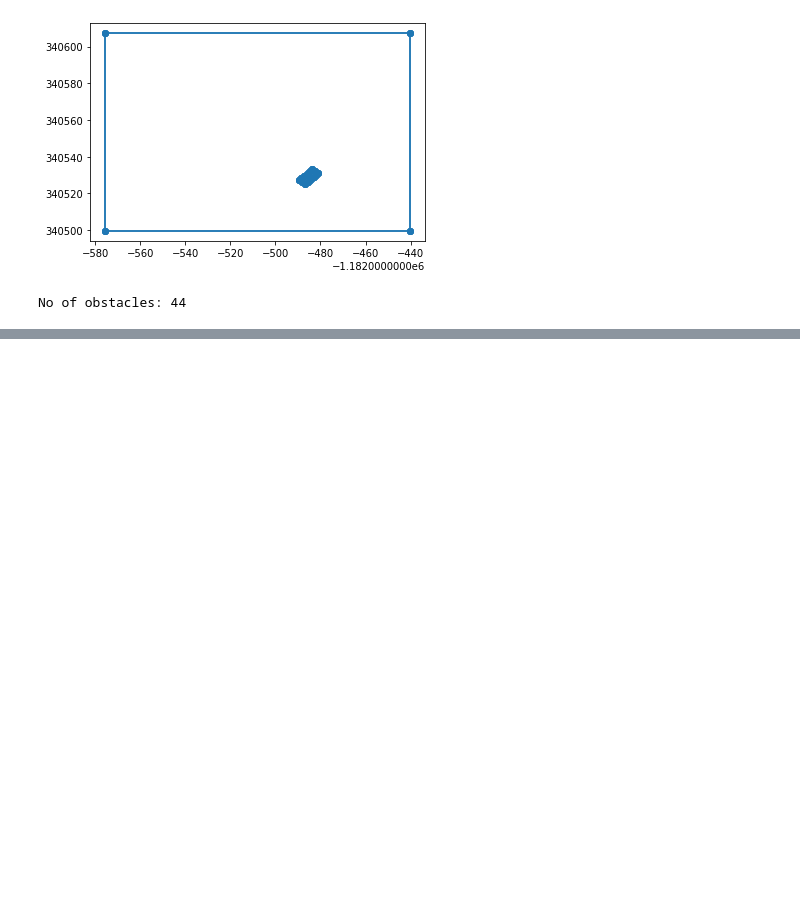
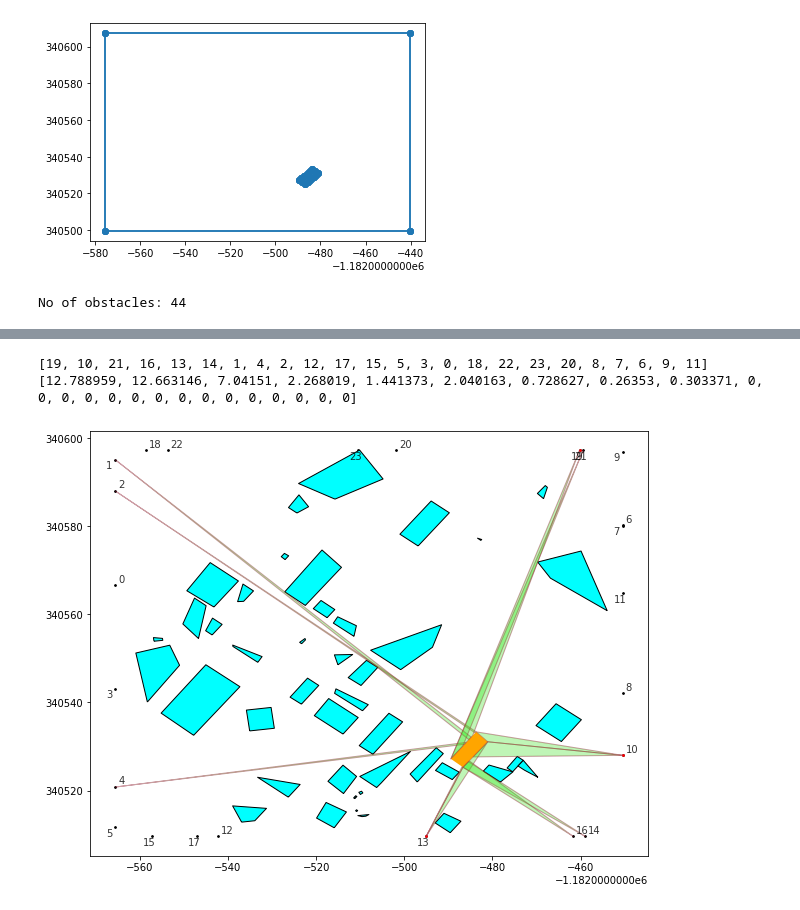
Before and after one commit to ab1nash/multi-location-visibility, a Jupyter notebook: pbf.ipynb, the cells around one changed output, grey strips where cells are left out. Drawn from its saved outputs; the diff is of its cells as text; code cells hidden in the pictures; blank space fills up the shorter version.

```diff
--- a/pbf.ipynb
+++ b/pbf.ipynb
@@ -366,7 +328,10 @@ def levelwiseMLV(S, minV, maxO, Qdict, QVR, nP):
         i += 1
         C.append(combine(Q[i],Q[i],i+1, Qdict))
 
-    return MLV, ans_vis
+    MLVRet = [x for y, x in sorted(zip(ans_vis, MLV),reverse=True)]
+    ans_visRet = [y for y, x in sorted(zip(ans_vis, MLV),reverse=True)]
+
+    return MLVRet, ans_visRet
 
 
 ansMLV, ansVis = levelwiseMLV(portionTxn, 0.3, 0.9, ansDict, pList, number_of_portions)
@@ -376,0 +343,10 @@ print(ansMLV, ansVis)
+# %%
+ax, ax_vis, ans_vrPoly, vxP, vxS = QDkAlgo(targetBuilder,outer, qpGdf, len(qpGdf.index), gdf,Boundary, treeNodes)
+print(list(ax))
+print(list(ax_vis))
+# Print to get MV results
+plotFinal(scaledTarget,gdf.sindex,gdf,qpGdf,vxP,ans_vrPoly,str2vec(ansMLV[0]))
+# %% [output]
+[19, 10, 21, 16, 13, 14, 1, 4, 2, 12, 17, 15, 5, 3, 0, 18, 22, 23, 20, 8, 7, 6, 9, 11]
+[12.788959, 12.663146, 7.04151, 2.268019, 1.441373, 2.040163, 0.728627, 0.26353, 0.303371, 0, 0, 0, 0, 0, 0, 0, 0, 0, 0, 0, 0, 0, 0, 0]
+[figure, added]
```
Also changed, not shown: parts of 4 cells of this notebook, 1 other file.
